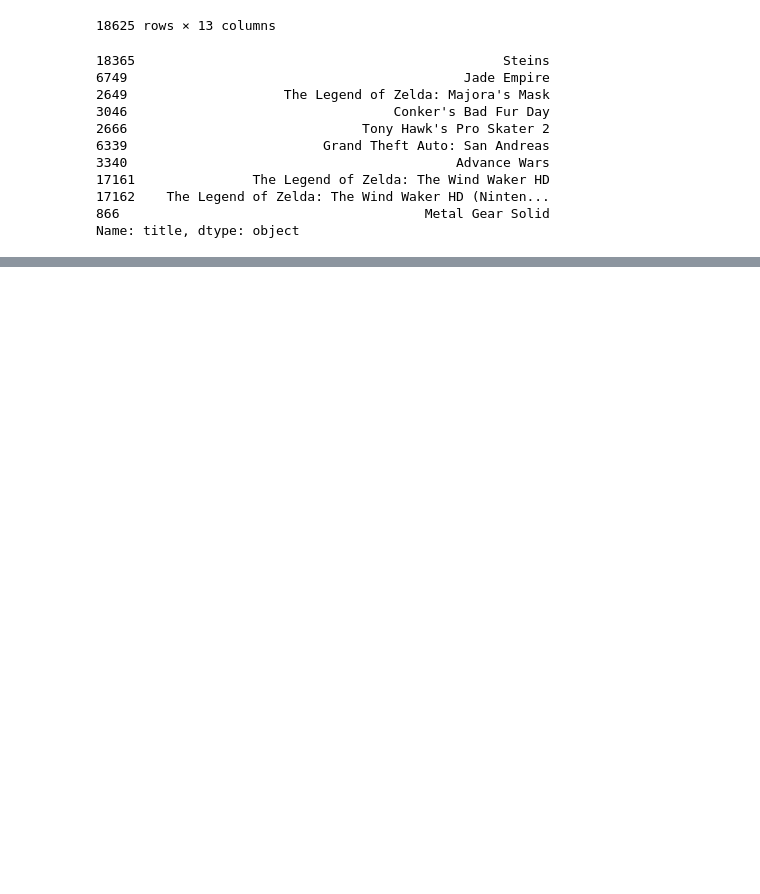
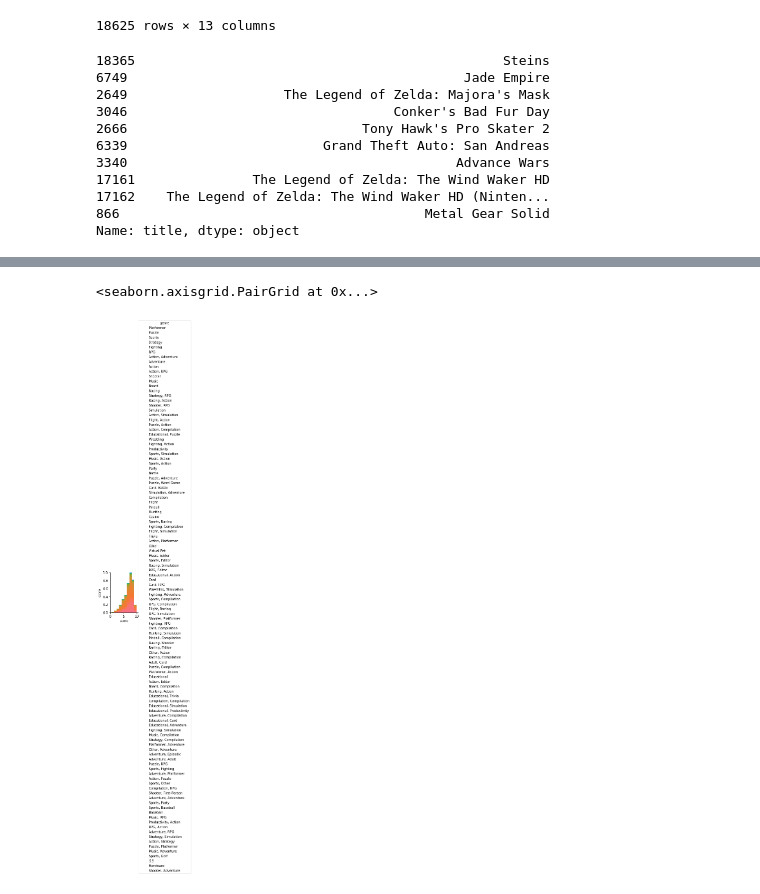
Before and after one commit to sreeharicodes/TCS-AI-Internship, a Jupyter notebook: Assignment2/Assignment_2.ipynb, the cells around one changed output, grey strips where cells are left out. Drawn from its saved outputs; the diff is of its cells as text; code cells hidden in the pictures; blank space fills up the shorter version.

```diff
--- a/Assignment2/Assignment_2.ipynb
+++ b/Assignment2/Assignment_2.ipynb
@@ -90,4 +90,8 @@ top['title']
 17162    The Legend of Zelda: The Wind Waker HD (Ninten...
 866                                       Metal Gear Solid
 Name: title, dtype: object
+# %%
+df.iloc[18365,11] = '7.0'
+# %%
+df['score']=df['score'].astype(float)
 # %%
@@ -119,0 +119,7 @@ rank
+# %%
+#Plot movie scores across each genre.
+import seaborn as sns
+sns.pairplot(df,vars=["score"],hue='genre')
+# %% [output]
+<seaborn.axisgrid.PairGrid at 0x...>
+[figure, added]
```
Also changed, not shown: parts of 2 cells of this notebook, 1 other file.
